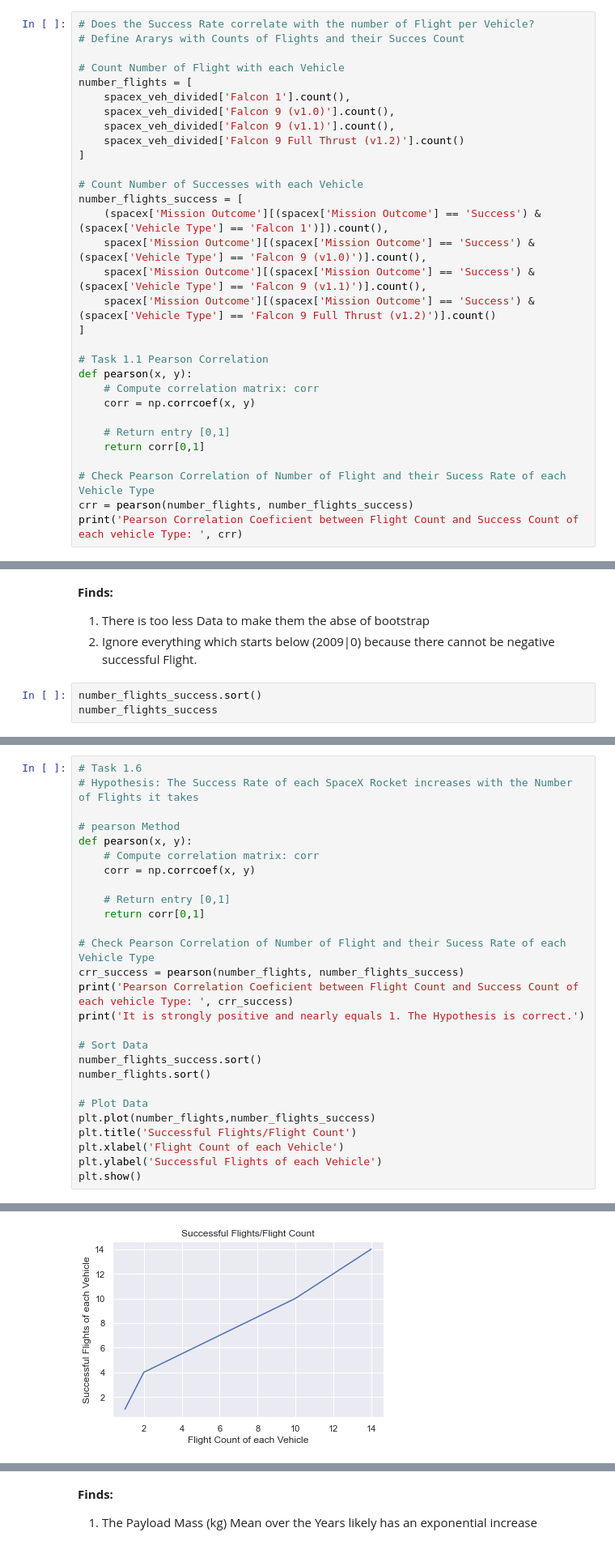
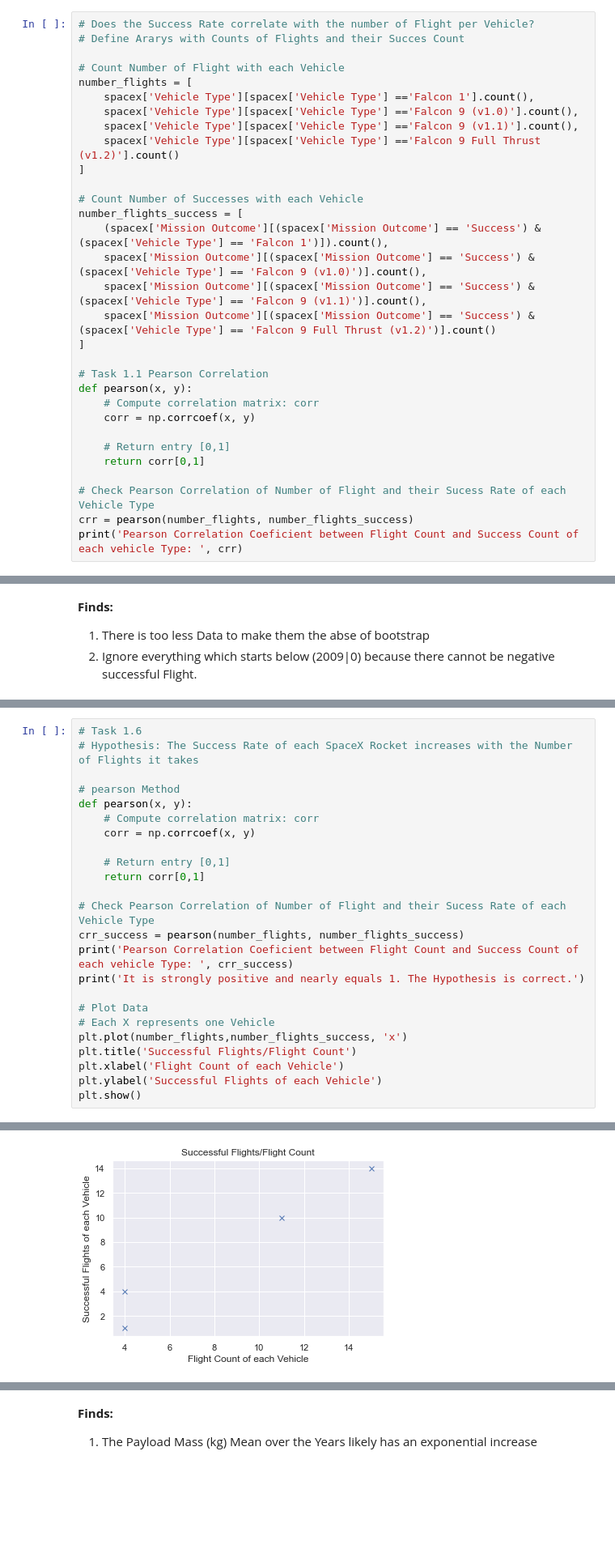
Before and after one commit to SurMux/ds, a Jupyter notebook: DataScience Project SpaceX Data.ipynb, the cells around one changed output, grey strips where cells are left out. Shown: that part at 81% size. Saved outputs shown, nothing was run; the diff lists cells and outputs as text; blank space fills up the shorter version.

```diff
--- a/DataScience Project SpaceX Data.ipynb
+++ b/DataScience Project SpaceX Data.ipynb
@@ -536,10 +478,10 @@ sns.countplot(x='Mission Outcome', data=spacex)
 
 # Count Number of Flight with each Vehicle
 number_flights = [
-    spacex_veh_divided['Falcon 1'].count(),
-    spacex_veh_divided['Falcon 9 (v1.0)'].count(),
-    spacex_veh_divided['Falcon 9 (v1.1)'].count(),
-    spacex_veh_divided['Falcon 9 Full Thrust (v1.2)'].count()
+    spacex['Vehicle Type'][spacex['Vehicle Type'] =='Falcon 1'].count(),
+    spacex['Vehicle Type'][spacex['Vehicle Type'] =='Falcon 9 (v1.0)'].count(),
+    spacex['Vehicle Type'][spacex['Vehicle Type'] =='Falcon 9 (v1.1)'].count(),
+    spacex['Vehicle Type'][spacex['Vehicle Type'] =='Falcon 9 Full Thrust (v1.2)'].count()
 ]
 
 # Count Number of Successes with each Vehicle
@@ -932,6 +876,3 @@ plt.show()
 **Finds:**
 1. There is too less Data to make them the abse of bootstrap
 2. Ignore everything which starts below (2009|0) because there cannot be negative successful Flight.
-# %%
-number_flights_success.sort()
-number_flights_success
@@ -954,12 +893,9 @@ crr_success = pearson(number_flights, number_flights_success)
 print('Pearson Correlation Coeficient between Flight Count and Success Count of each vehicle Type: ', crr_success)
 print('It is strongly positive and nearly equals 1. The Hypothesis is correct.')
 
-# Sort Data
-number_flights_success.sort()
-number_flights.sort()
-
 # Plot Data
-plt.plot(number_flights,number_flights_success)
+# Each X represents one Vehicle
+plt.plot(number_flights,number_flights_success, 'x')
 plt.title('Successful Flights/Flight Count')
 plt.xlabel('Flight Count of each Vehicle')
 plt.ylabel('Successful Flights of each Vehicle')
@@ -969,5 +905,5 @@ Pearson Correlation Coeficient between Flight Count and Success Count of each ve
 It is strongly positive and nearly equals 1. The Hypothesis is correct.
-[figure, old version]
+[figure, new version]
 # %%
 # Task 1.6
 # Hypothesis: The Payload Mass Mean increases over the Years
```
Also changed, not shown: parts of 38 cells of this notebook.
